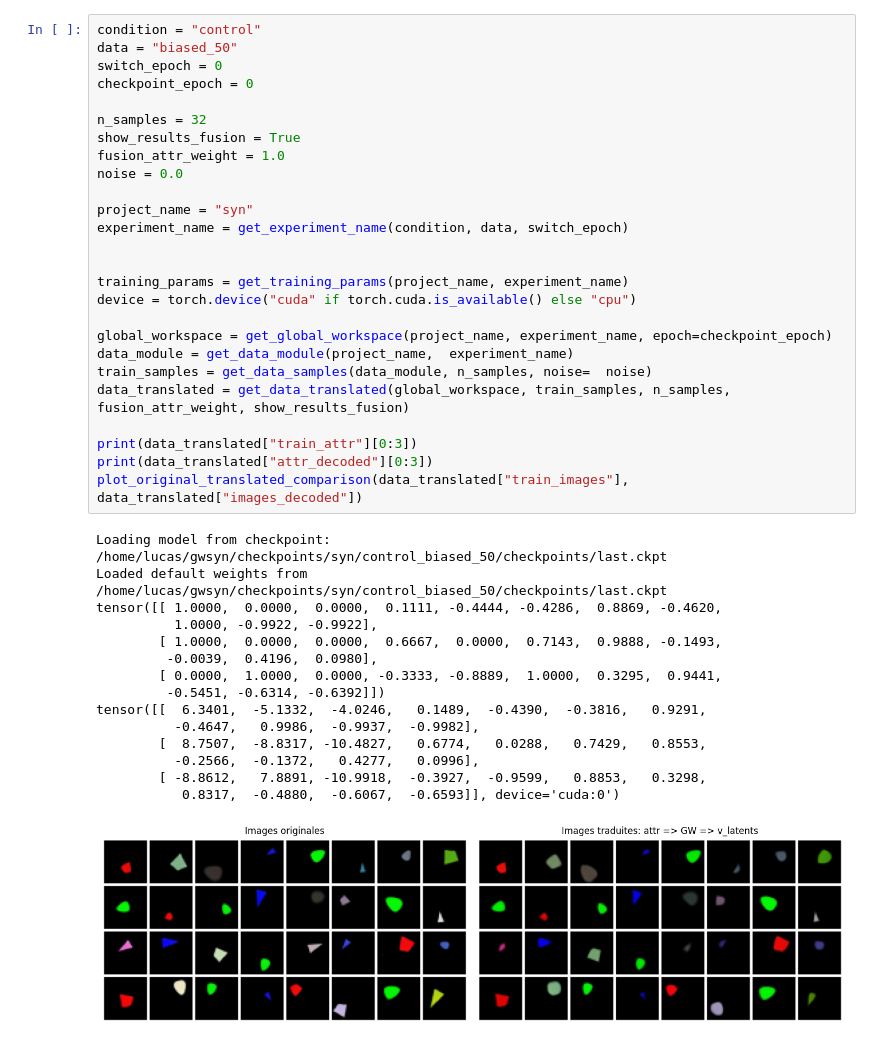
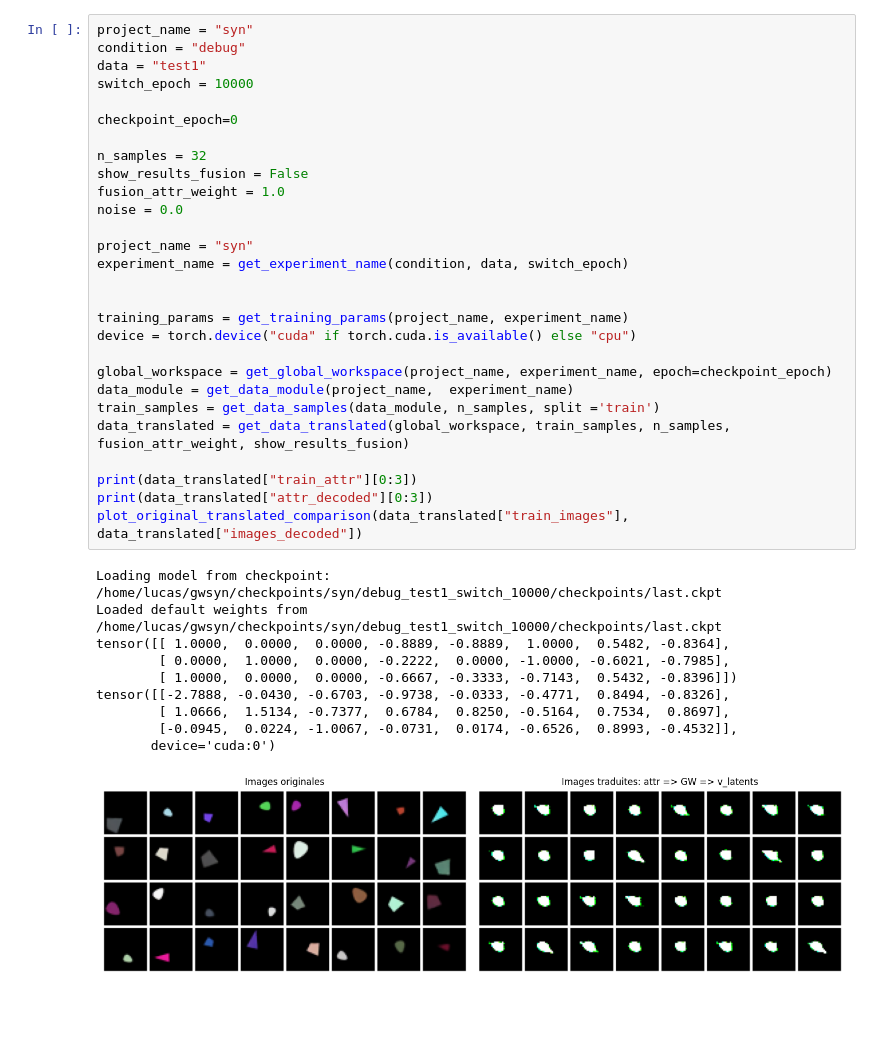
Before and after one commit to lucas-ch/gwsyn, a Jupyter notebook: notebooks/test_checkpoints.ipynb, the cells around one changed output. Saved outputs shown, nothing was run; the diff lists cells and outputs as text; blank space fills up the shorter version.

Commit message:
debug qui marche

```diff
--- a/notebooks/test_checkpoints.ipynb
+++ b/notebooks/test_checkpoints.ipynb
@@ -11,44 +12,41 @@ from syn_project.utils_notebook import *
 
 %matplotlib widget
 # %%
-condition = "control"
-data = "biased_50"
-switch_epoch = 0
-checkpoint_epoch = 0
+project_name = "syn"
+condition = "debug"
+data = "test1"
+switch_epoch = 10000
+
+checkpoint_epoch=0
 
 n_samples = 32
-show_results_fusion = True
+show_results_fusion = False
 fusion_attr_weight = 1.0
 noise = 0.0
 
 project_name = "syn"
 experiment_name = get_experiment_name(condition, data, switch_epoch)
 
 
 training_params = get_training_params(project_name, experiment_name)
 device = torch.device("cuda" if torch.cuda.is_available() else "cpu")
 
 global_workspace = get_global_workspace(project_name, experiment_name, epoch=checkpoint_epoch)
 data_module = get_data_module(project_name,  experiment_name)
-train_samples = get_data_samples(data_module, n_samples, noise=  noise)
+train_samples = get_data_samples(data_module, n_samples, split ='train')
 data_translated = get_data_translated(global_workspace, train_samples, n_samples, fusion_attr_weight, show_results_fusion)
 
 print(data_translated["train_attr"][0:3])
 print(data_translated["attr_decoded"][0:3])
 plot_original_translated_comparison(data_translated["train_images"], data_translated["images_decoded"])
 # %% [output]
-Loading model from checkpoint: /home/lucas/gwsyn/checkpoints/syn/control_biased_50/checkpoints/last.ckpt
-Loaded default weights from /home/lucas/gwsyn/checkpoints/syn/control_biased_50/checkpoints/last.ckpt
-tensor([[ 1.0000,  0.0000,  0.0000,  0.1111, -0.4444, -0.4286,  0.8869, -0.4620,
-          1.0000, -0.9922, -0.9922],
-        [ 1.0000,  0.0000,  0.0000,  0.6667,  0.0000,  0.7143,  0.9888, -0.1493,
-         -0.0039,  0.4196,  0.0980],
-        [ 0.0000,  1.0000,  0.0000, -0.3333, -0.8889,  1.0000,  0.3295,  0.9441,
-         -0.5451, -0.6314, -0.6392]])
-tensor([[  6.3401,  -5.1332,  -4.0246,   0.1489,  -0.4390,  -0.3816,   0.9291,
-          -0.4647,   0.9986,  -0.9937,  -0.9982],
-        [  8.7507,  -8.8317, -10.4827,   0.6774,   0.0288,   0.7429,   0.8553,
-          -0.2566,  -0.1372,   0.4277,   0.0996],
-        [ -8.8612,   7.8891, -10.9918,  -0.3927,  -0.9599,   0.8853,   0.3298,
-           0.8317,  -0.4880,  -0.6067,  -0.6593]], device='cuda:0')
+Loading model from checkpoint: /home/lucas/gwsyn/checkpoints/syn/debug_test1_switch_10000/checkpoints/last.ckpt
+Loaded default weights from /home/lucas/gwsyn/checkpoints/syn/debug_test1_switch_10000/checkpoints/last.ckpt
+tensor([[ 1.0000,  0.0000,  0.0000, -0.8889, -0.8889,  1.0000,  0.5482, -0.8364],
+        [ 0.0000,  1.0000,  0.0000, -0.2222,  0.0000, -1.0000, -0.6021, -0.7985],
+        [ 1.0000,  0.0000,  0.0000, -0.6667, -0.3333, -0.7143,  0.5432, -0.8396]])
+tensor([[-2.7888, -0.0430, -0.6703, -0.9738, -0.0333, -0.4771,  0.8494, -0.8326],
+        [ 1.0666,  1.5134, -0.7377,  0.6784,  0.8250, -0.5164,  0.7534,  0.8697],
+        [-0.0945,  0.0224, -1.0067, -0.0731,  0.0174, -0.6526,  0.8993, -0.4532]],
+       device='cuda:0')
-[figure, old version]
+[figure, new version]
```
Also changed, not shown: parts of 3 cells of this notebook, 14 other files.
